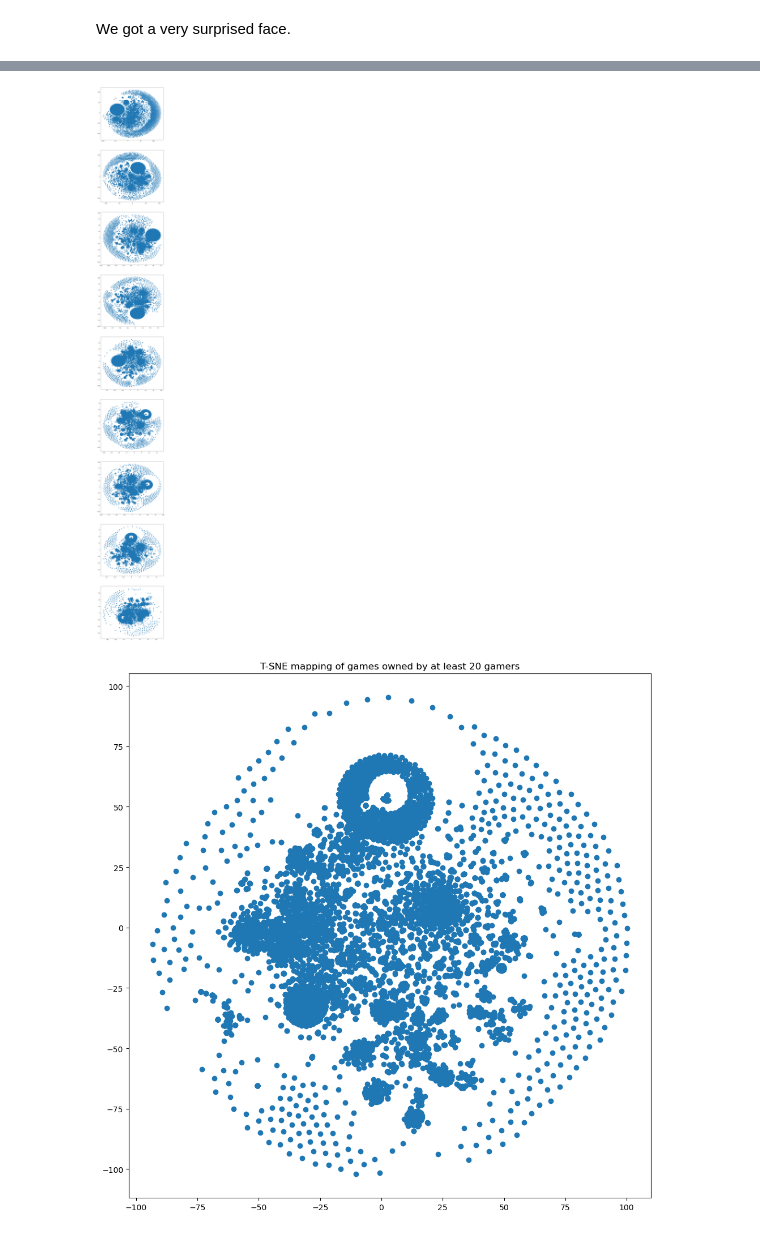
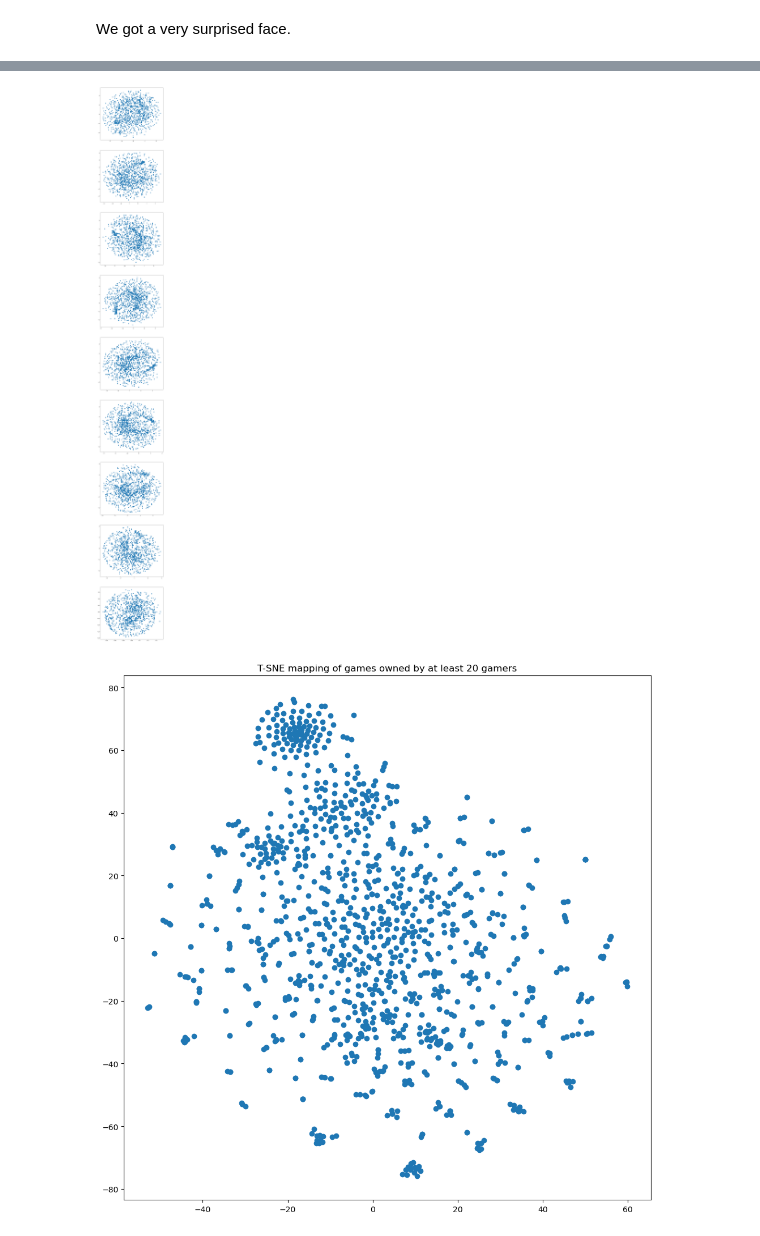
Before and after one commit to UgurKap/DataLitSteamAnalysis, a Jupyter notebook: exp/exp005_TSNEofPurchaseSim.ipynb, the cells around one changed output, grey strips where cells are left out. Cells and saved outputs as stored; diff of their text form; code cells hidden in the pictures.

```diff
--- a/exp/exp005_TSNEofPurchaseSim.ipynb
+++ b/exp/exp005_TSNEofPurchaseSim.ipynb
@@ -28,5 +28,5 @@ cleaned_set["column"] = game_encoder.fit_transform(np.array(cleaned_set.game)[:,
 
 rating_matrix = coo_matrix((np.ones(shape=(len(cleaned_set),)), (np.array(cleaned_set.row), np.array(cleaned_set.column))),
            shape=((cleaned_set.row.max() + 1, cleaned_set.column.max() + 1)),
-           dtype=np.int8).toarray()
+           dtype=np.int8).toarray().T
 # %%
@@ -45,21 +59,23 @@ perplexity_values = [5, 10, 15, 20, 25, 30, 40, 50, 100]
 fig, ax = plt.subplots(len(perplexity_values), 1, figsize=(10, 10 * len(perplexity_values)), dpi=100)
 
 for i, perp in enumerate(perplexity_values):
-    X_embedded = TSNE(n_components=2, learning_rate='auto', init='random', perplexity=perp).fit_transform(rating_matrix)
+    X_embedded = TSNE(n_components=2, learning_rate='auto',
+                  init='pca', random_state=0, perplexity=perp, metric=jaccard).fit_transform(rating_matrix)
     ax[i].scatter(X_embedded[:, 0], X_embedded[:, 1])
 
 plt.show()
 # %% [output]
-[figure, old version]
+[figure, new version]
 # %%
 fig, ax = plt.subplots(1, 1, figsize=(10, 10), dpi=100)
 
-X_embedded = TSNE(n_components=2, learning_rate='auto', init='random', perplexity=30).fit_transform(rating_matrix)
+X_embedded = TSNE(n_components=2, learning_rate='auto',
+                  init='pca', random_state=0, perplexity=15).fit_transform(rating_matrix)
 ax.scatter(X_embedded[:, 0], X_embedded[:, 1])
 
 ax.set_title("T-SNE mapping of games owned by at least 20 gamers")
 fig.tight_layout()
 plt.show()
 # %% [output]
-[figure, old version]
+[figure, new version]
 # %% [markdown]
```
Also changed, not shown: parts of 4 cells of this notebook, 13 other files.
